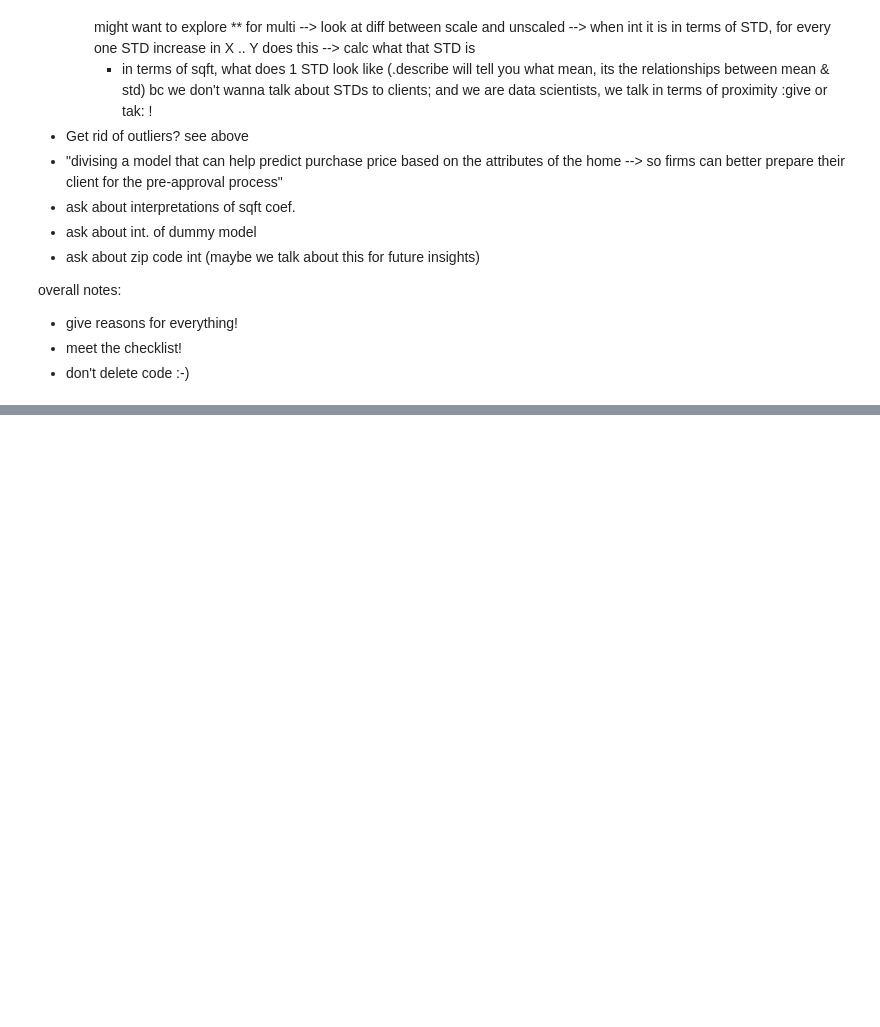
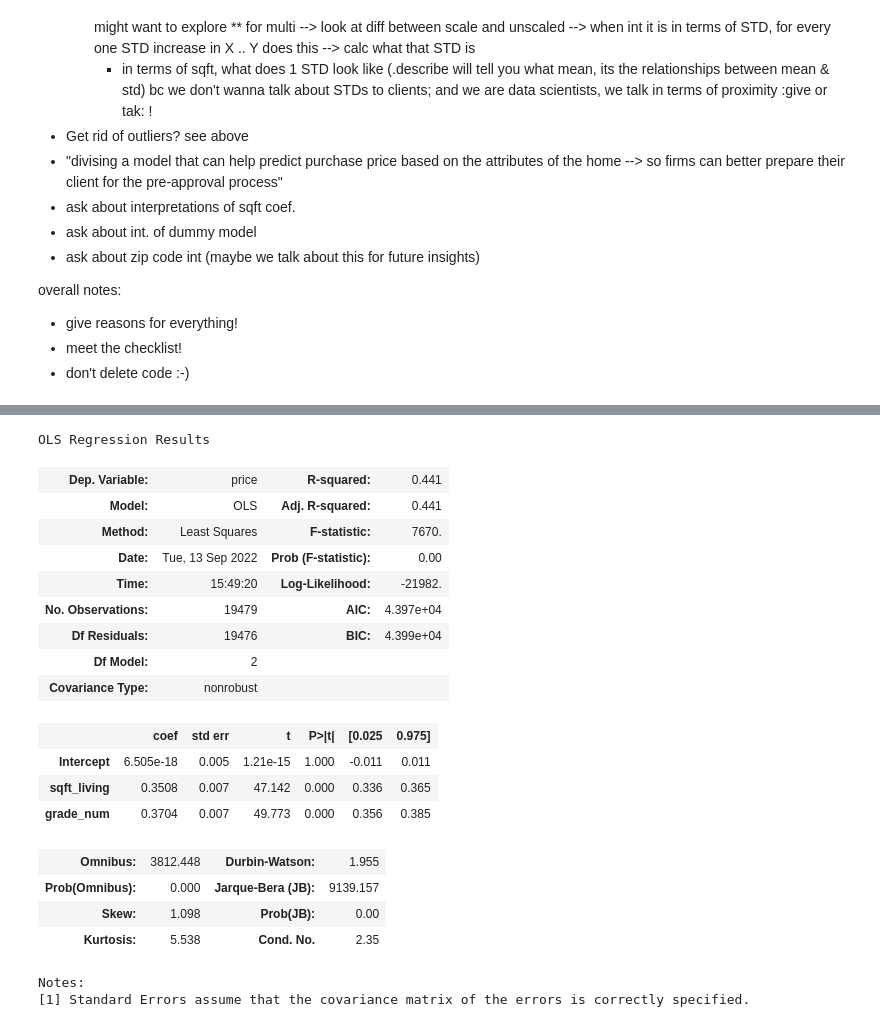
Before and after one commit to MackoyS/sarah-and-mackoy-price-modeling, a Jupyter notebook: DraftProject.ipynb, the cells around one changed output, grey strips where cells are left out. Saved outputs shown, nothing was run; the diff lists cells and outputs as text; code cells hidden in the pictures; blank space fills up the shorter version.

```diff
--- a/DraftProject.ipynb
+++ b/DraftProject.ipynb
@@ -460,0 +505,31 @@ overall notes:
+# %%
+#regression of price on sqft livingg & grade_num
+
+grade_formula = 'price ~ sqft_living + grade_num'
+
+grade_model = ols(formula=grade_formula, data=scaled_df).fit()
+
+grade_model.summary()
+
+#we can see our R-sqaured increased by 0.072
+# %% [output]
+OLS Regression Results
+| Dep. Variable: | price | R-squared: | 0.441 |
+| Model: | OLS | Adj. R-squared: | 0.441 |
+| Method: | Least Squares | F-statistic: | 7670. |
+| Date: | Tue, 13 Sep 2022 | Prob (F-statistic): | 0.00 |
+| Time: | 15:49:20 | Log-Likelihood: | -21982. |
+| No. Observations: | 19479 | AIC: | 4.397e+04 |
+| Df Residuals: | 19476 | BIC: | 4.399e+04 |
+| Df Model: | 2 |  |  |
+| Covariance Type: | nonrobust |  |  |
+|  | coef | std err | t | P>|t| | [0.025 | 0.975] |
+| Intercept | 6.505e-18 | 0.005 | 1.21e-15 | 1.000 | -0.011 | 0.011 |
+| sqft_living | 0.3508 | 0.007 | 47.142 | 0.000 | 0.336 | 0.365 |
+| grade_num | 0.3704 | 0.007 | 49.773 | 0.000 | 0.356 | 0.385 |
+| Omnibus: | 3812.448 | Durbin-Watson: | 1.955 |
+| Prob(Omnibus): | 0.000 | Jarque-Bera (JB): | 9139.157 |
+| Skew: | 1.098 | Prob(JB): | 0.00 |
+| Kurtosis: | 5.538 | Cond. No. | 2.35 |
+Notes:
+[1] Standard Errors assume that the covariance matrix of the errors is correctly specified.
```
Also changed, not shown: parts of 15 cells of this notebook.
